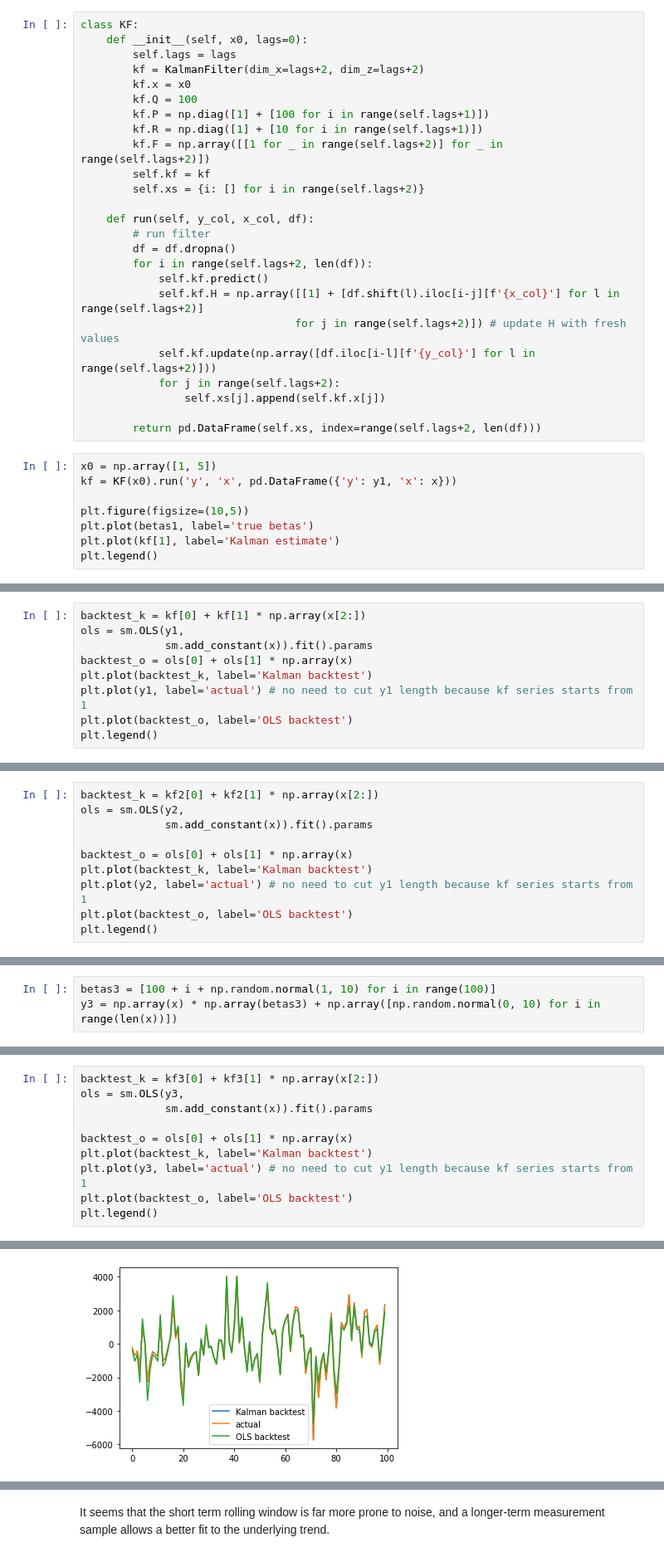
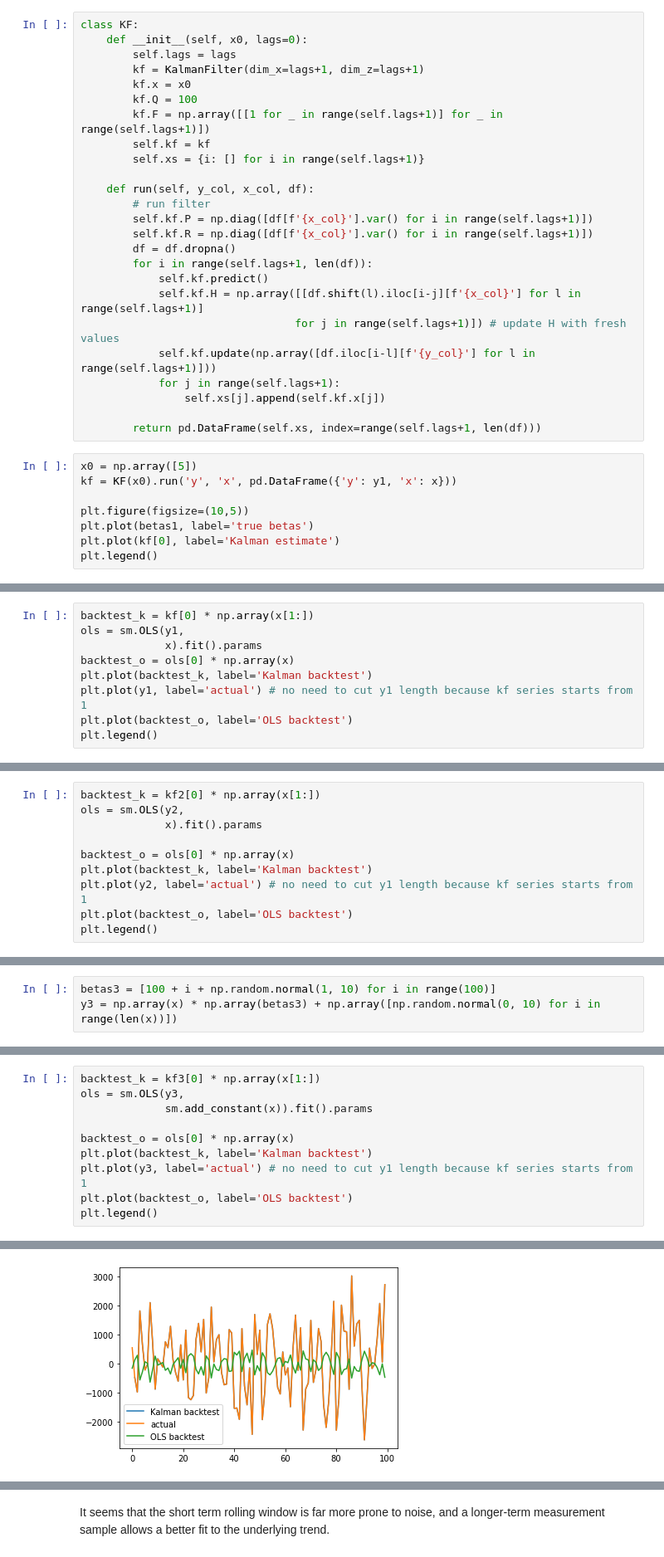
Before and after one commit to t0nychn/UG_thesis, a Jupyter notebook: sandbox/Kalman sandbox.ipynb, the cells around one changed output, grey strips where cells are left out. Shown at 83% size. Drawn from its saved outputs; the diff is of its cells as text.

```diff
--- a/sandbox/Kalman sandbox.ipynb
+++ b/sandbox/Kalman sandbox.ipynb
@@ -30,34 +30,34 @@ y1 = np.array(x) * np.array(betas1) + np.array([np.random.normal(0, 0.1) for i i
 class KF:
     def __init__(self, x0, lags=0):
         self.lags = lags
-        kf = KalmanFilter(dim_x=lags+2, dim_z=lags+2)
+        kf = KalmanFilter(dim_x=lags+1, dim_z=lags+1)
         kf.x = x0
         kf.Q = 100
-        kf.P = np.diag([1] + [100 for i in range(self.lags+1)])
-        kf.R = np.diag([1] + [10 for i in range(self.lags+1)])
-        kf.F = np.array([[1 for _ in range(self.lags+2)] for _ in range(self.lags+2)])
+        kf.F = np.array([[1 for _ in range(self.lags+1)] for _ in range(self.lags+1)])
         self.kf = kf
-        self.xs = {i: [] for i in range(self.lags+2)}
+        self.xs = {i: [] for i in range(self.lags+1)}
 
     def run(self, y_col, x_col, df):
         # run filter
+        self.kf.P = np.diag([df[f'{x_col}'].var() for i in range(self.lags+1)])
+        self.kf.R = np.diag([df[f'{x_col}'].var() for i in range(self.lags+1)])
         df = df.dropna()
-        for i in range(self.lags+2, len(df)):
+        for i in range(self.lags+1, len(df)):
             self.kf.predict()
-            self.kf.H = np.array([[1] + [df.shift(l).iloc[i-j][f'{x_col}'] for l in range(self.lags+2)]
-                                 for j in range(self.lags+2)]) # update H with fresh values
-            self.kf.update(np.array([df.iloc[i-l][f'{y_col}'] for l in range(self.lags+2)]))
-            for j in range(self.lags+2):
+            self.kf.H = np.array([[df.shift(l).iloc[i-j][f'{x_col}'] for l in range(self.lags+1)]
+                                 for j in range(self.lags+1)]) # update H with fresh values
+            self.kf.update(np.array([df.iloc[i-l][f'{y_col}'] for l in range(self.lags+1)]))
+            for j in range(self.lags+1):
                 self.xs[j].append(self.kf.x[j])
 
-        return pd.DataFrame(self.xs, index=range(self.lags+2, len(df)))
+        return pd.DataFrame(self.xs, index=range(self.lags+1, len(df)))
 # %%
-x0 = np.array([1, 5])
+x0 = np.array([5])
 kf = KF(x0).run('y', 'x', pd.DataFrame({'y': y1, 'x': x}))
 
 plt.figure(figsize=(10,5))
 plt.plot(betas1, label='true betas')
-plt.plot(kf[1], label='Kalman estimate')
+plt.plot(kf[0], label='Kalman estimate')
 plt.legend()
 # %% [output]
 <matplotlib.legend.Legend at 0x...>
@@ -65,8 +65,8 @@ plt.legend()
 # %%
-backtest_k = kf[0] + kf[1] * np.array(x[2:])
+backtest_k = kf[0] * np.array(x[1:])
 ols = sm.OLS(y1,
-             sm.add_constant(x)).fit().params
-backtest_o = ols[0] + ols[1] * np.array(x)
+             x).fit().params
+backtest_o = ols[0] * np.array(x)
 plt.plot(backtest_k, label='Kalman backtest')
 plt.plot(y1, label='actual') # no need to cut y1 length because kf series starts from 1
 plt.plot(backtest_o, label='OLS backtest')
@@ -98,9 +98,9 @@ plt.legend()
 # %%
-backtest_k = kf2[0] + kf2[1] * np.array(x[2:])
+backtest_k = kf2[0] * np.array(x[1:])
 ols = sm.OLS(y2,
-             sm.add_constant(x)).fit().params
+             x).fit().params
 
-backtest_o = ols[0] + ols[1] * np.array(x)
+backtest_o = ols[0] * np.array(x)
 plt.plot(backtest_k, label='Kalman backtest')
 plt.plot(y2, label='actual') # no need to cut y1 length because kf series starts from 1
 plt.plot(backtest_o, label='OLS backtest')
@@ -134,14 +134,14 @@ plt.legend()
 # %%
-backtest_k = kf3[0] + kf3[1] * np.array(x[2:])
+backtest_k = kf3[0] * np.array(x[1:])
 ols = sm.OLS(y3,
              sm.add_constant(x)).fit().params
 
-backtest_o = ols[0] + ols[1] * np.array(x)
+backtest_o = ols[0] * np.array(x)
 plt.plot(backtest_k, label='Kalman backtest')
 plt.plot(y3, label='actual') # no need to cut y1 length because kf series starts from 1
 plt.plot(backtest_o, label='OLS backtest')
 plt.legend()
 # %% [output]
 <matplotlib.legend.Legend at 0x...>
-[figure, old version]
+[figure, new version]
 # %%
```
Also changed, not shown: parts of 8 cells of this notebook, 4 other files.
